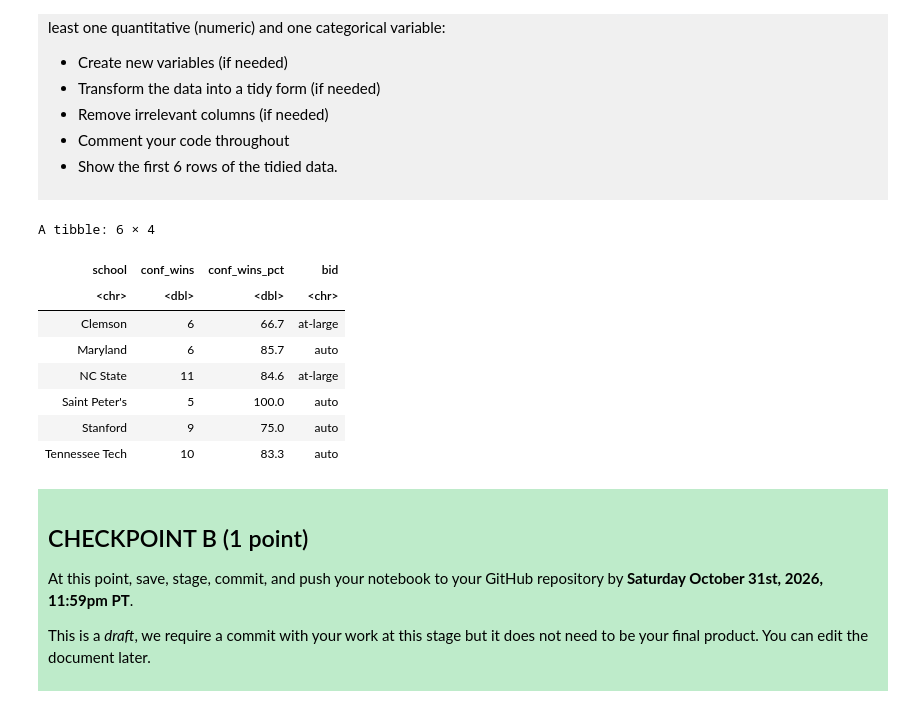
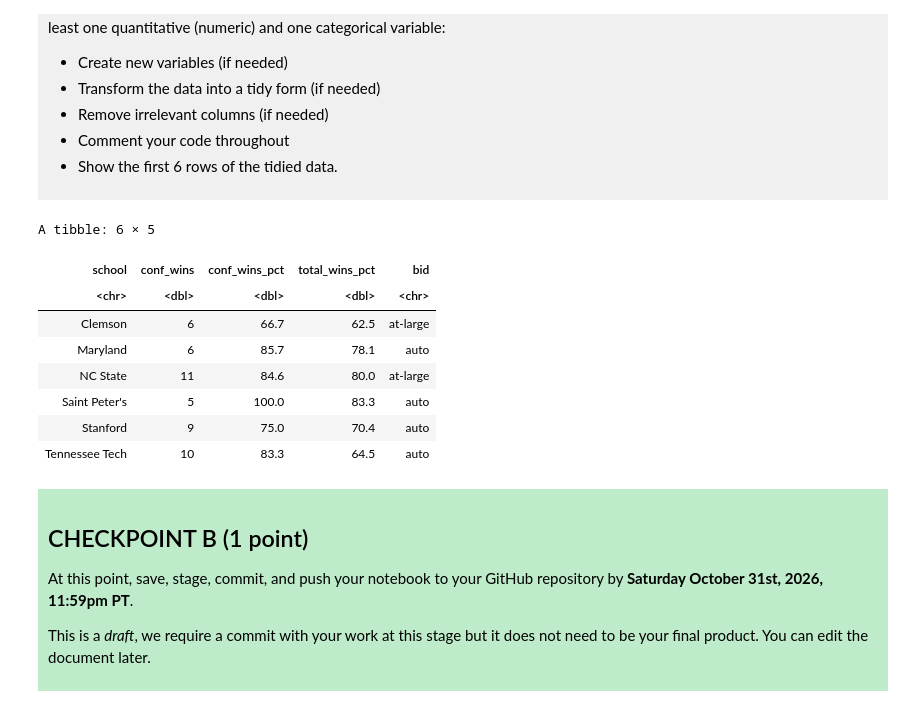
Before and after one commit to Nuna0314/dsci-100-project-nuna-li, a Jupyter notebook: dsci-100-project-notebook.ipynb, the cells around one changed output. Cells and saved outputs as stored; diff of their text form; code cells hidden in the pictures.

```diff
--- a/dsci-100-project-notebook.ipynb
+++ b/dsci-100-project-notebook.ipynb
@@ -212,21 +222,21 @@ Produce a tidy data set that could be used to answer your research question usin
 # %%
 tidy_data <- data %>%
 # Remove the rows with missing variables
-filter(!is.na(conf_wins),!is.na(conf_wins_pct),!is.na(bid))%>%
+filter(!is.na(conf_wins),!is.na(conf_wins_pct),!is.na(total_wins_pct),!is.na(bid))%>%
 # Remove irrelevant columns, keep the columns we need
-select(school,conf_wins,conf_wins_pct,bid)
+select(school,conf_wins,conf_wins_pct,total_wins_pct,bid)
 # Show the first 6 rows of the tidied data
 head(tidy_data)
 # %% [output]
-A tibble: 6 × 4
+A tibble: 6 × 5
-| school | conf_wins | conf_wins_pct | bid |
-| <chr> | <dbl> | <dbl> | <chr> |
-| Clemson | 6 | 66.7 | at-large |
-| Maryland | 6 | 85.7 | auto |
-| NC State | 11 | 84.6 | at-large |
-| Saint Peter's | 5 | 100.0 | auto |
-| Stanford | 9 | 75.0 | auto |
-| Tennessee Tech | 10 | 83.3 | auto |
+| school | conf_wins | conf_wins_pct | total_wins_pct | bid |
+| <chr> | <dbl> | <dbl> | <dbl> | <chr> |
+| Clemson | 6 | 66.7 | 62.5 | at-large |
+| Maryland | 6 | 85.7 | 78.1 | auto |
+| NC State | 11 | 84.6 | 80.0 | at-large |
+| Saint Peter's | 5 | 100.0 | 83.3 | auto |
+| Stanford | 9 | 75.0 | 70.4 | auto |
+| Tennessee Tech | 10 | 83.3 | 64.5 | auto |
 # %% [markdown]
 <div style="background-color: #beebca; padding: 10px;">
 
```
Also changed, not shown: parts of 13 cells of this notebook.
